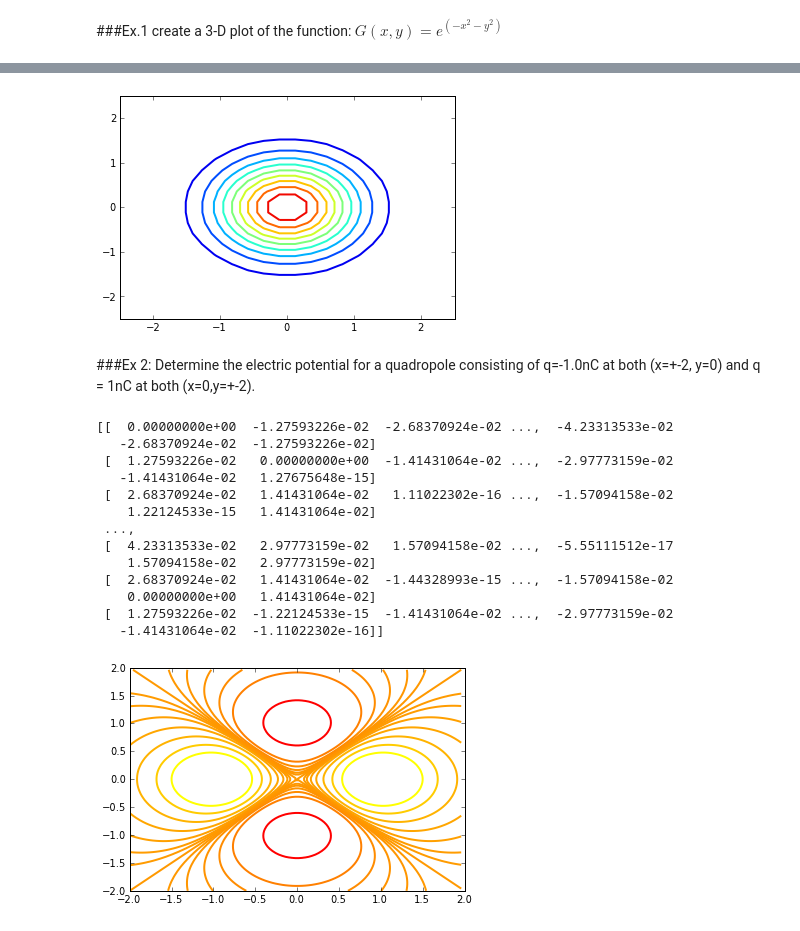
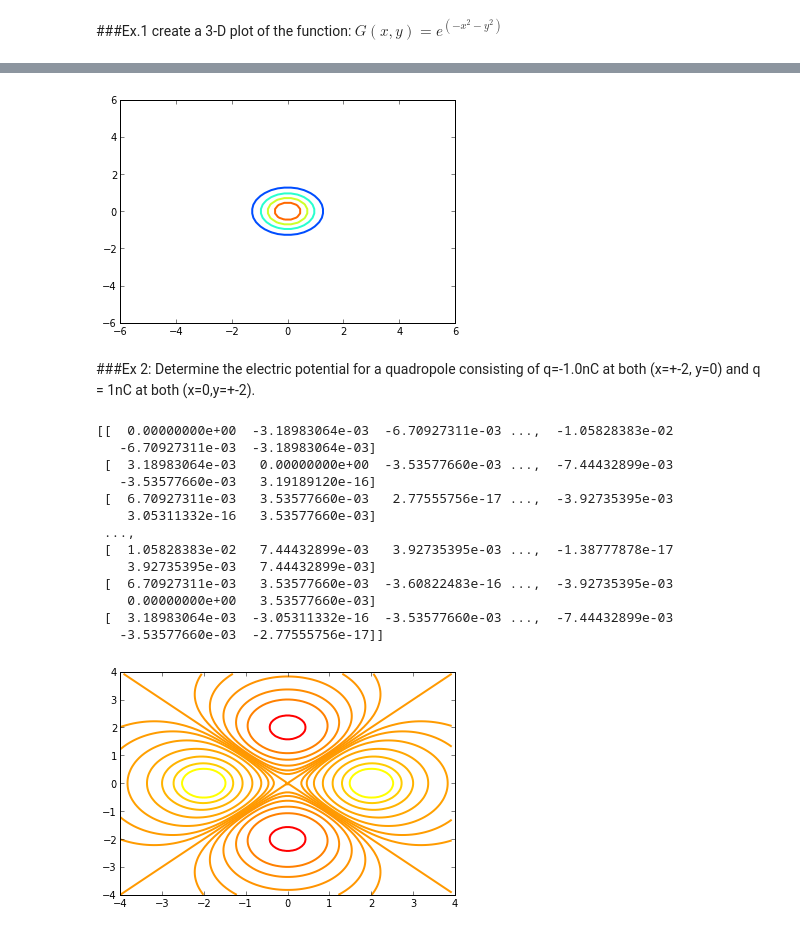
Before and after one commit to ipowellPHYS202/PHYS202-S13, a Jupyter notebook: Week4/3DPlottingAndFunctions.ipynb, the cells around one changed output, grey strips where cells are left out. Saved outputs shown, nothing was run; the diff lists cells and outputs as text; code cells hidden in the pictures.

```diff
--- a/Week4/3DPlottingAndFunctions.ipynb
+++ b/Week4/3DPlottingAndFunctions.ipynb
@@ -91,11 +96,11 @@ ValueError: Unknown projection '3d'
 # %%
-levels = array([1,.9,.8,.7,.6,.5,.4,.3,.2,.1,0])
+levels = array([1,.8,.6,.4,.2,0])
 contour(X,Y,G,levels,linewidths=2,cmap=cm.jet)
-xlim(-2.5,2.5)
-ylim(-2.5,2.5)
+xlim(-6,6)
+ylim(-6,6)
 show()
 # %% [output]
-[figure, old version]
+[figure, new version]
 # %% [markdown]
 ###Ex 2: Determine the electric potential for a quadropole consisting of q=-1.0nC at both (x=+-2, y=0) and q = 1nC at both (x=0,y=+-2).
 # %%
@@ -105,12 +108,13 @@ show()
 # %%
-dx = (4./101.)
-dy = (4./101.)
-x = arange(-2., 2., dx)
-y = arange(-2.,2.,dy)
+#I make a mesh grind with the appropriate values
+dx = (8./101.)
+dy = (8./101.)
+x = arange(-4., 4., dx)
+y = arange(-4.,4.,dy)
 
 X,Y = meshgrid(x,y)
 # %%
-k = 8.987551787*10**9;q=1*10**-9
+k = 8.987551787*10**9;q=1*10**-9;d=2
 #k is in units of Nm^2/C^2, q is in unit of C^2, distance is in m
 
 #Adding the scalar potentials~
@@ -118,24 +122,24 @@ V = (-k*q/(X**2+(Y-d)**2)**1/2.)-(k*q/(X**2+(Y+d)**2)**1/2.)+(k*q/((X-d)**2+Y**2
 # %%
 print V
 # %% [output]
-[[  0.00000000e+00  -1.27593226e-02  -2.68370924e-02 ...,  -4.23313533e-02
-   -2.68370924e-02  -1.27593226e-02]
- [  1.27593226e-02   0.00000000e+00  -1.41431064e-02 ...,  -2.97773159e-02
-   -1.41431064e-02   1.27675648e-15]
- [  2.68370924e-02   1.41431064e-02   1.11022302e-16 ...,  -1.57094158e-02
-    1.22124533e-15   1.41431064e-02]
+[[  0.00000000e+00  -3.18983064e-03  -6.70927311e-03 ...,  -1.05828383e-02
+   -6.70927311e-03  -3.18983064e-03]
+ [  3.18983064e-03   0.00000000e+00  -3.53577660e-03 ...,  -7.44432899e-03
+   -3.53577660e-03   3.19189120e-16]
+ [  6.70927311e-03   3.53577660e-03   2.77555756e-17 ...,  -3.92735395e-03
+    3.05311332e-16   3.53577660e-03]
  ...,
- [  4.23313533e-02   2.97773159e-02   1.57094158e-02 ...,  -5.55111512e-17
-    1.57094158e-02   2.97773159e-02]
- [  2.68370924e-02   1.41431064e-02  -1.44328993e-15 ...,  -1.57094158e-02
-    0.00000000e+00   1.41431064e-02]
- [  1.27593226e-02  -1.22124533e-15  -1.41431064e-02 ...,  -2.97773159e-02
-   -1.41431064e-02  -1.11022302e-16]]
+ [  1.05828383e-02   7.44432899e-03   3.92735395e-03 ...,  -1.38777878e-17
+    3.92735395e-03   7.44432899e-03]
+ [  6.70927311e-03   3.53577660e-03  -3.60822483e-16 ...,  -3.92735395e-03
+    0.00000000e+00   3.53577660e-03]
+ [  3.18983064e-03  -3.05311332e-16  -3.53577660e-03 ...,  -7.44432899e-03
+   -3.53577660e-03  -2.77555756e-17]]
 # %%
 levels = array([16,8,4,2,1,.5,.25,0,-.25,-.5,-1,-2,-4,-8-16])
 contour(X,Y,V,levels,linewidths=2,cmap=cm.autumn)
-xlim(-2.,2.)
-ylim(-2.,2.)
+xlim(-4,4)
+ylim(-4,4)
 show()
 # %% [output]
-[figure, old version]
+[figure, new version]
```
Also changed, not shown: parts of 16 cells of this notebook.
